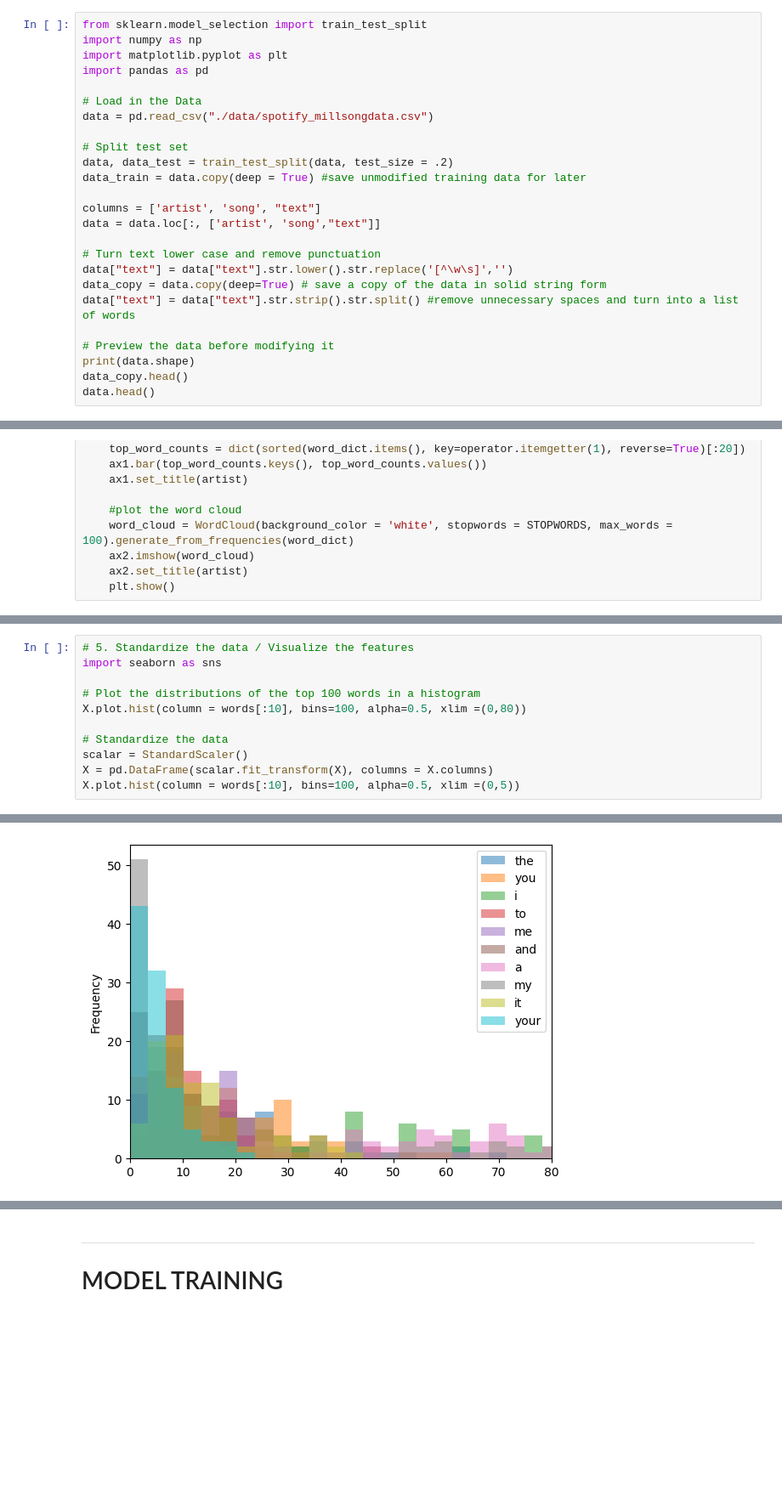
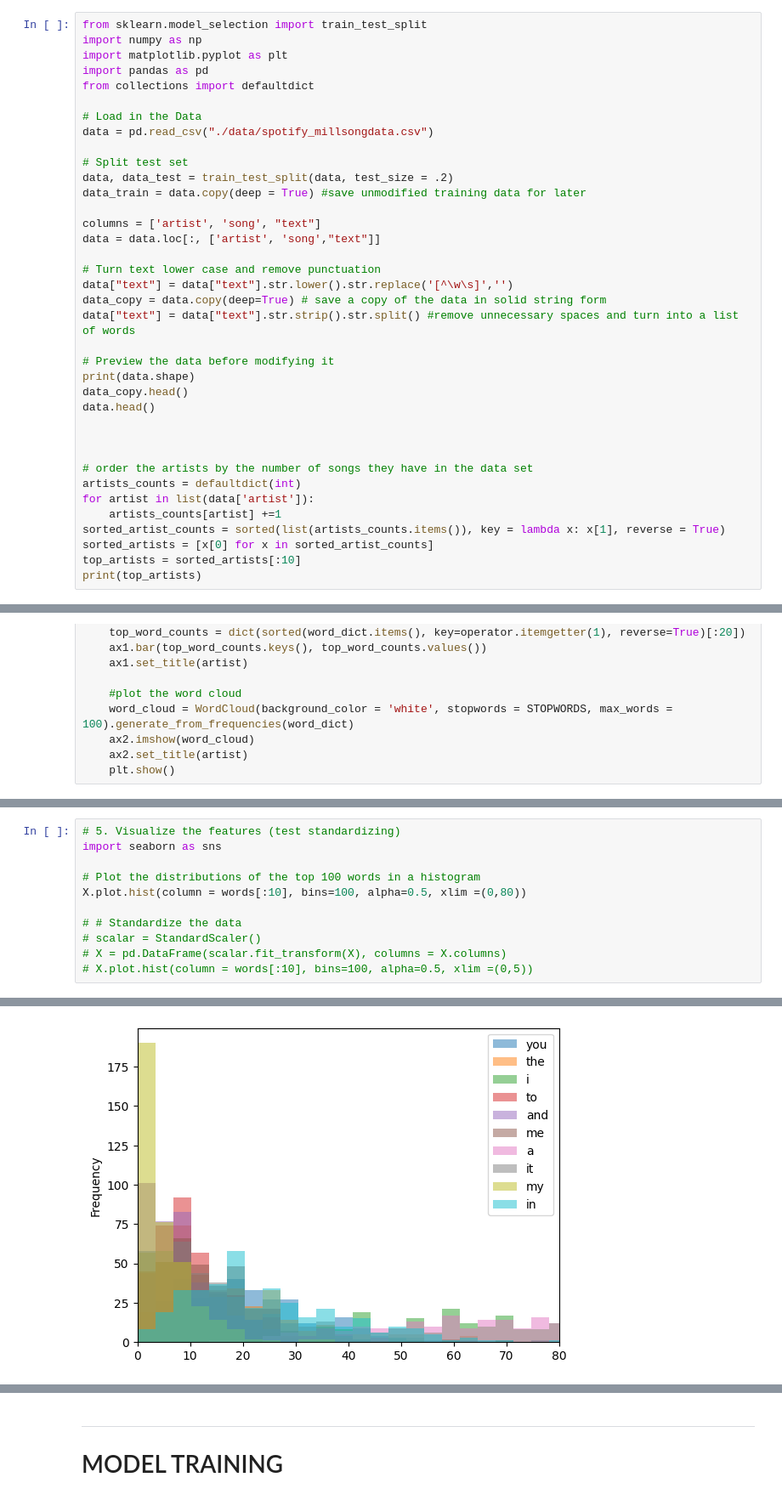
Before and after one commit to kac20/MachineLearning, a Jupyter notebook: Spotify Data set Analysis/spotify.ipynb, the cells around one changed output, grey strips where cells are left out. Shown at 85% size. Saved outputs shown, nothing was run; the diff lists cells and outputs as text; blank space fills up the shorter version.

```diff
--- a/Spotify Data set Analysis/spotify.ipynb
+++ b/Spotify Data set Analysis/spotify.ipynb
@@ -3,6 +3,7 @@ from sklearn.model_selection import train_test_split
 import numpy as np
 import matplotlib.pyplot as plt
 import pandas as pd
+from collections import defaultdict
 
 # Load in the Data
 data = pd.read_csv("./data/spotify_millsongdata.csv")
@@ -23,3 +24,14 @@ data["text"] = data["text"].str.strip().str.split() #remove unnecessary spaces a
 print(data.shape)
 data_copy.head()
 data.head()
+
+
+
+# order the artists by the number of songs they have in the data set
+artists_counts = defaultdict(int)
+for artist in list(data['artist']):
+    artists_counts[artist] +=1
+sorted_artist_counts = sorted(list(artists_counts.items()), key = lambda x: x[1], reverse = True)
+sorted_artists = [x[0] for x in sorted_artist_counts]
+top_artists = sorted_artists[:10]
+print(top_artists)
@@ -203,14 +209,14 @@ NameError: name 'data_artists' is not defined
 # %%
-# 5. Standardize the data / Visualize the features
+# 5. Visualize the features (test standardizing)
 import seaborn as sns
 
 # Plot the distributions of the top 100 words in a histogram
 X.plot.hist(column = words[:10], bins=100, alpha=0.5, xlim =(0,80))
 
-# Standardize the data
-scalar = StandardScaler()
-X = pd.DataFrame(scalar.fit_transform(X), columns = X.columns)
-X.plot.hist(column = words[:10], bins=100, alpha=0.5, xlim =(0,5))
+# # Standardize the data
+# scalar = StandardScaler()
+# X = pd.DataFrame(scalar.fit_transform(X), columns = X.columns)
+# X.plot.hist(column = words[:10], bins=100, alpha=0.5, xlim =(0,5))
 # %% [output]
 <AxesSubplot:ylabel='Frequency'>
-[figure, old version]
+[figure, new version]
```
Also changed, not shown: parts of 24 cells of this notebook, 1 other file.
